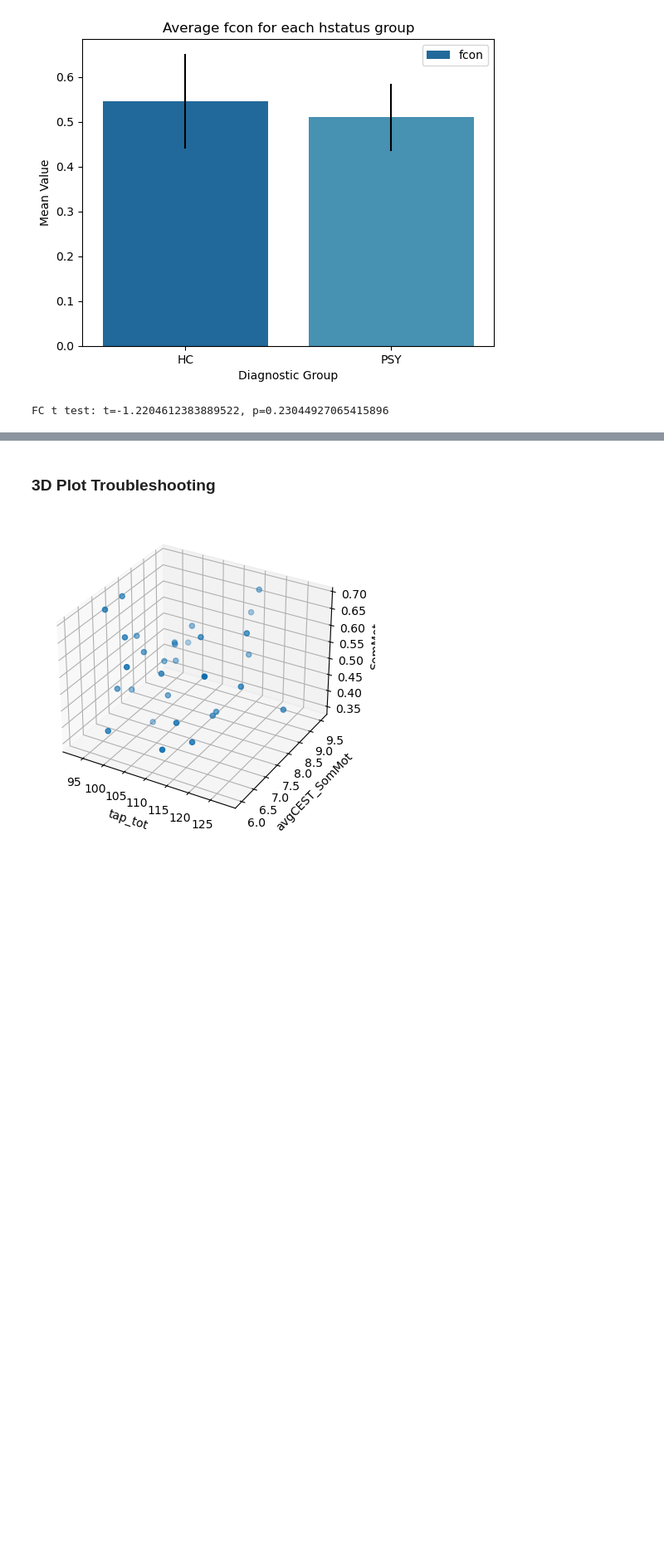
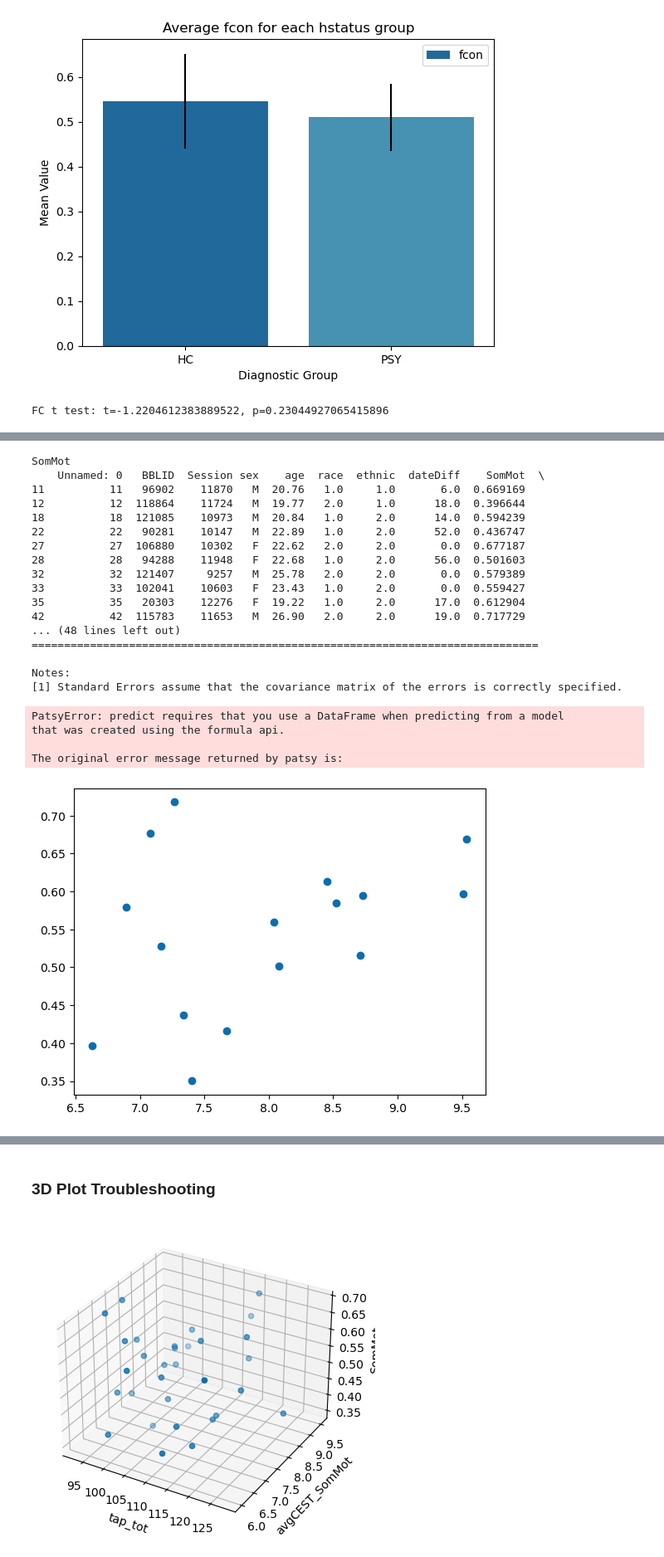
Before and after one commit to pecsok/glucest-rsfmri, a Jupyter notebook: motor_glu_pipeline/motor_figures.ipynb, the cells around one changed output, grey strips where cells are left out. Shown: that part at 83% size. Drawn from its saved outputs; the diff is of its cells as text; code cells hidden in the pictures; blank space fills up the shorter version.

```diff
--- a/motor_glu_pipeline/motor_figures.ipynb
+++ b/motor_glu_pipeline/motor_figures.ipynb
@@ -262,0 +371,76 @@ FC t test: t=-1.2204612383889522, p=0.23044927065415896
+# %%
+# First, replicate main findings using multiple linear regression to control for age and sex.p
+
+
+# First, CEST vs FC regression:
+
+statuses = ['HC', 'PSY']
+# Create a figure outside the loop to have a single plot
+fig, ax = plt.subplots()
+print(network)
+
+for status in statuses:
+    graph_df = grp_df[grp_df['hstatus'] == status]
+    print(graph_df)
+    formula = f'{cestcol} ~ {network} + {covariate_age} + {covariate_sex}'
+    model = smf.ols(formula=formula, data=graph_df).fit()
+    print('CEST-FC Association in ' + status)
+    print(model.summary())
+
+    # Plotting the regression line
+    ax.scatter(graph_df[cestcol], graph_df[network], label='Actual Data')
+    # Generate x values for the line
+    x_line = pd.DataFrame({cestcol: np.linspace(graph_df[cestcol].min(), graph_df[cestcol].max(), 100),
+                           covariate_age: np.mean(graph_df[covariate_age])})
+                            #covariate_age: np.linspace(graph_df[covariate_age].min(),graph_df[covariate_age].max(), 100)})  # Use mean value for the network variable
+    # Predictions for the regression line
+    y_line = model.predict(x_line)
+    # Plot the regression line
+    ax.plot(x_line[cestcol], y_line, color='red', label=f'Regression Line (Status: {status})')
+
+ax.set_xlabel(cestcol)
+ax.set_ylabel(CNB_score)
+ax.set_title('Multiple Linear Regression Plot for ' + CNB_score + ' & ' + network)
+ax.legend()
+plt.show()
+
+
+
+          # Plotting the regression line
+        fig, ax = plt.subplots()
+        ax.scatter(graph_df[cestcol], graph_df[CNB_score], label='Actual Data')
+        # Generate x values for the line
+        x_line = pd.DataFrame({cestcol: np.linspace(graph_df[cestcol].min(), graph_df[cestcol].max(), 100),
+                               network: np.mean(graph_df[network])})  # Use mean value for the network variable
+        # Predictions for the regression line
+        y_line = model.predict(x_line)
+        # Plot the regression line
+        ax.plot(x_line[cestcol], y_line, color='red', label='Regression Line')
+        ax.set_xlabel(cestcol)
+        ax.set_ylabel(CNB_score)
+        ax.set_title('Multiple Linear Regression Plot for ' + CNB_score + ' & ' + network)
+        ax.legend()
+        plt.show()
+# %% [output]
+SomMot
+    Unnamed: 0   BBLID  Session sex    age  race  ethnic  dateDiff    SomMot  \
+11          11   96902    11870   M  20.76   1.0     1.0       6.0  0.669169
+12          12  118864    11724   M  19.77   2.0     1.0      18.0  0.396644
+18          18  121085    10973   M  20.84   1.0     2.0      14.0  0.594239
+22          22   90281    10147   M  22.89   1.0     2.0      52.0  0.436747
+27          27  106880    10302   F  22.62   2.0     2.0       0.0  0.677187
+28          28   94288    11948   F  22.68   1.0     2.0      56.0  0.501603
+32          32  121407     9257   M  25.78   2.0     2.0       0.0  0.579389
+33          33  102041    10603   F  23.43   1.0     2.0       0.0  0.559427
+35          35   20303    12276   F  19.22   1.0     2.0      17.0  0.612904
+42          42  115783    11653   M  26.90   2.0     2.0      19.0  0.717729
+... (48 lines left out)
+==============================================================================
+
+Notes:
+[1] Standard Errors assume that the covariance matrix of the errors is correctly specified.
+PatsyError: predict requires that you use a DataFrame when predicting from a model
+that was created using the formula api.
+
+The original error message returned by patsy is:
+[figure, added]
```
Also changed, not shown: parts of 12 cells of this notebook, 3 other files.
